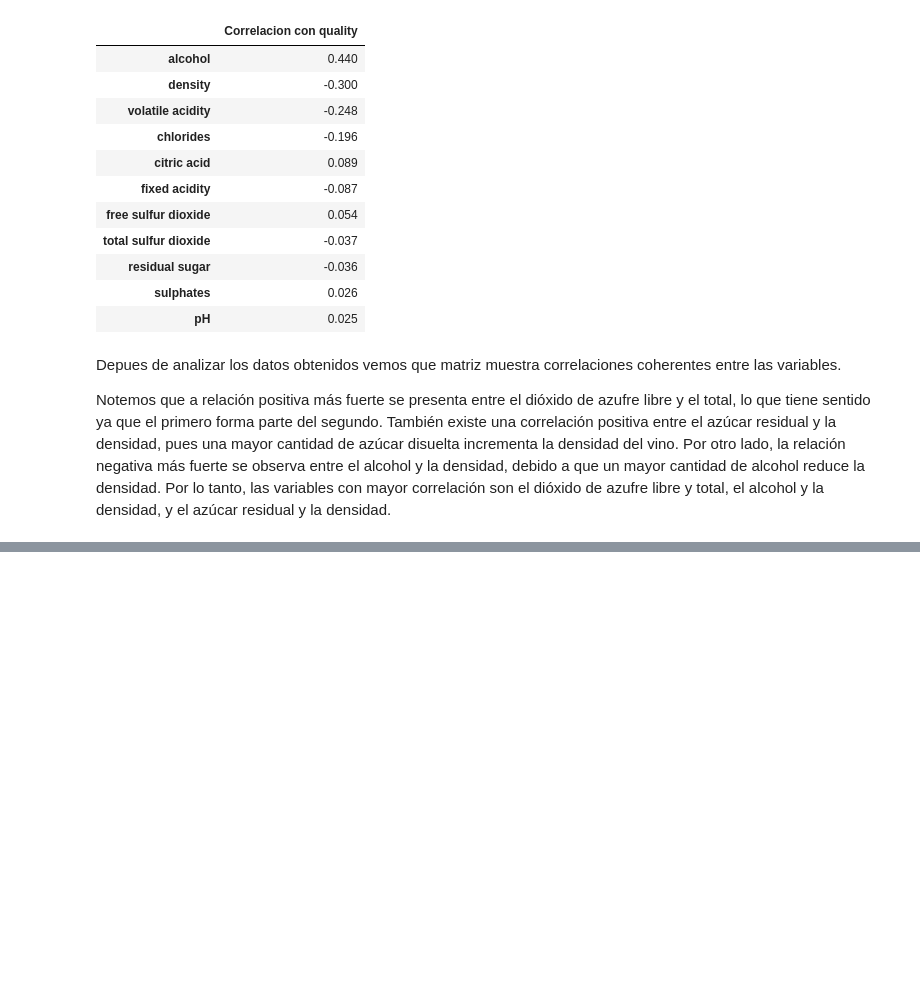
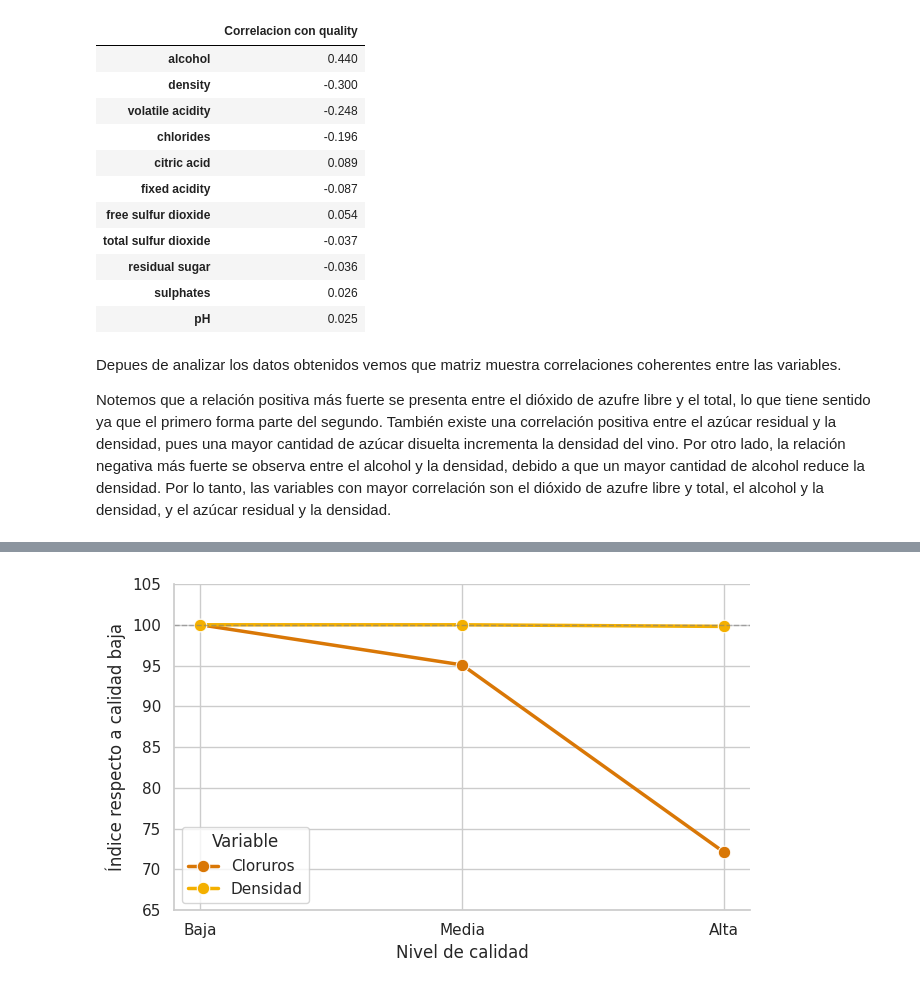
Before and after one commit to cryyy-flac/Tarea2_Wines_n_Spei, a Jupyter notebook: Tarea2_Wines.ipynb, the cells around one changed output, grey strips where cells are left out. Cells and saved outputs as stored; diff of their text form; code cells hidden in the pictures; blank space fills up the shorter version.

```diff
--- a/Tarea2_Wines.ipynb
+++ b/Tarea2_Wines.ipynb
@@ -1627,0 +1918,57 @@ Por lo tanto, las variables con mayor correlación son el dióxido de azufre lib
+# %%
+#Gráfica 4
+datos_cd = comparacion_calidad[
+    ["chlorides", "density"]
+].reset_index()
+
+datos_cd["grupo_calidad"] = pd.Categorical(
+    datos_cd["grupo_calidad"],
+    categories=["Baja", "Media", "Alta"],
+    ordered=True
+)
+
+# Convertir a índice: calidad baja = 100
+datos_indexados = datos_cd.copy()
+
+for col in ["chlorides", "density"]:
+    base = datos_indexados.loc[
+        datos_indexados["grupo_calidad"] == "Baja", col
+    ].iloc[0]
+    datos_indexados[col] = datos_indexados[col] / base * 100
+
+datos_largo = datos_indexados.melt(
+    id_vars="grupo_calidad",
+    value_vars=["chlorides", "density"],
+    var_name="Variable",
+    value_name="Índice"
+)
+
+datos_largo["Variable"] = datos_largo["Variable"].map({
+    "chlorides": "Cloruros",
+    "density": "Densidad"
+})
+
+plt.figure(figsize=(6.8, 4.2))
+
+sns.lineplot(
+    data=datos_largo,
+    x="grupo_calidad",
+    y="Índice",
+    hue="Variable",
+    marker="o",
+    markersize=9,
+    linewidth=2.5,
+    palette=["#D97706", "#F4B000"]
+)
+
+plt.axhline(100, linestyle="--", linewidth=1, color="gray", alpha=0.6)
+
+plt.xlabel("Nivel de calidad")
+plt.ylabel("Índice respecto a calidad baja")
+plt.ylim(65, 105)
+
+sns.despine()
+plt.tight_layout()
+plt.show()
+# %% [output]
+[figure, added]
```
Also changed, not shown: parts of 7 cells of this notebook, 1 other file.
